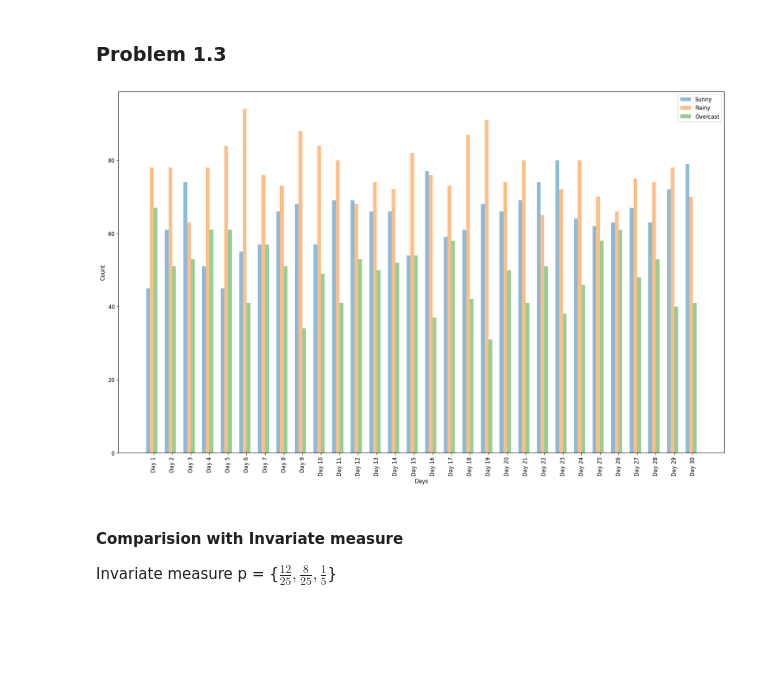
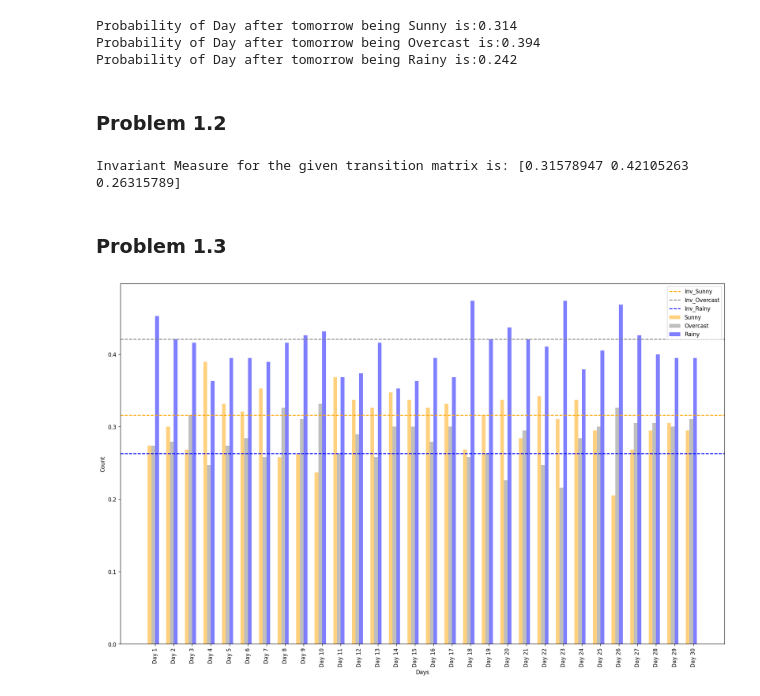
Before and after one commit to Yuvraj-Dhepe/uni_bayesian, a Jupyter notebook: EX_7/Yuvraj_ex_7_soln.ipynb, the cells around one changed output. Drawn from its saved outputs; the diff is of its cells as text; code cells hidden in the pictures; blank space fills up the shorter version.

```diff
--- a/EX_7/Yuvraj_ex_7_soln.ipynb
+++ b/EX_7/Yuvraj_ex_7_soln.ipynb
@@ -1,32 +15,52 @@
+# %%
+print(f"Probability of Day after tomorrow being Sunny is:{day_after_tomorrow[0]}")
+print(f"Probability of Day after tomorrow being Overcast is:{day_after_tomorrow[1]}")
+print(f"Probability of Day after tomorrow being Rainy is:{day_after_tomorrow[2]}")
+# %% [output]
+Probability of Day after tomorrow being Sunny is:0.314
+Probability of Day after tomorrow being Overcast is:0.394
+Probability of Day after tomorrow being Rainy is:0.242
+# %% [markdown]
+### Problem 1.2
+# %%
+# Finding the eigen values and eigen vectors for the matrix P
+eigs, eigen=np.linalg.eig(P) #Every column is a eigen vector in eigen variable
+
+# For a stochastic matrix, the invariant measure is the eigenvector corresponding to eigenvalue 1
+inv_meas=eigen[:,0]/(np.sum(eigen[:,0])) # Dividing it is necessary to have the probabilities sum up to 1
+
+print(f"Invariant Measure for the given transition matrix is: {inv_meas}")
+# We separate the invariant measure to be used in the next question
+inv_sunny, inv_overcast, inv_rainy = inv_meas
+# %% [output]
+Invariant Measure for the given transition matrix is: [0.31578947 0.42105263 0.26315789]
 # %% [markdown]
 ### Problem 1.3
 # %%
-import random
-
 # Transition probabilities
 transition_probs = {
     'Sunny': {'Sunny': 1/2, 'Rainy': 1/3, 'Overcast': 1/6},
-    'Rainy': {'Sunny': 1/4, 'Rainy': 1/2, 'Overcast': 1/4},
-    'Overcast': {'Sunny': 1/5, 'Rainy': 2/5, 'Overcast': 2/5}
+    'Overcast': {'Sunny': 1/4, 'Rainy': 1/2, 'Overcast': 1/4},
+    'Rainy': {'Sunny': 1/5, 'Rainy': 2/5, 'Overcast': 2/5}
 }
 
 # Number of Parallel Simulations
-num_parallel_sims = 190
+num_sims = 190
 
 # Start state
 current_state = 'Sunny'
 
 # Simulation for 30 days
-days = 30
+num_days = 30
 chain = []
 
 # Aggregating the count of weather type for a day
-daily_weather_counter = {f"Day {i}":{} for i in range(1,days+1)}
+daily_weather_counter = {f"Day {i}":{} for i in range(1,num_days+1)}
 
 
-for i in range(1, days+1):
-    parallel_sims_weather_counter = {"Sunny":0,"Rainy":0,"Overcast":0}
-    for _ in range(num_parallel_sims):
+for i in range(1, num_days+1):
+    parallel_sims_weather_counter = {"Sunny":0,"Overcast":0,"Rainy":0}
+    for _ in range(num_sims):
         # Get the transition probabilities for the current state
         transition_probs_current = transition_probs[current_state]
 
@@ -47,11 +81,10 @@ for i in range(1, days+1):
         chain.append(current_state)
 
     # Storing the dictionary in a array Day wise
+    keys = ["Sunny","Overcast","Rainy"]
+    parallel_sims_weather_counter = np.apply_along_axis(lambda x: x / 190, 0, list(parallel_sims_weather_counter.values()))
+    parallel_sims_weather_counter = {key: value for key, value in zip(keys, parallel_sims_weather_counter)}
     daily_weather_counter[f"Day {i}"].update(parallel_sims_weather_counter)
-
-# Plotting the histogram for 30 days
-# for day, state in enumerate(chain, 1):
-#     print(f"Day {day}: {state}")
 # %%
 import numpy as np
 import matplotlib.pyplot as plt
@@ -61,39 +94,44 @@ data = daily_weather_counter
 # Extract the labels (Sunny, Rainy, Overcast)
 labels = list(data['Day 1'].keys())
 
 # Create an array of x-coordinates for each day
 x = np.arange(len(data))
 
 # Set the width of each bar
 bar_width = 0.2
 
 # Create the figure and axis
-fig, ax = plt.subplots(figsize = (20,12), dpi = 120)
+fig, ax = plt.subplots(figsize=(20, 12), dpi=120)
+
+# Define the custom color palette for each weather category
+color_palette = ['orange', 'grey', 'blue']
 
 # Iterate over each weather category
 for i, weather in enumerate(labels):
     # Get the counts for the current weather category
-    counts = [day[weather] for day in data.values()]
+    counts = [day[weather] for i, day in enumerate(data.values())]
 
     # Calculate the x-positions for the bars
     x_pos = x + (i * bar_width) - (bar_width * len(labels) / 2)
 
-    # Plot the histogram for the current weather category
-    ax.bar(x_pos, counts, width=bar_width, alpha=0.5, label=weather)
+    # Plot the histogram for the current weather category with the corresponding color
+    ax.bar(x_pos, counts, width=bar_width, alpha=0.5, label=weather, color=color_palette[i])
+
+# Plotting the corresponding invariant measures
+ax.axhline(y=inv_sunny, color='orange', linestyle='--', label='Inv_Sunny')
+ax.axhline(y=inv_overcast, color='grey', linestyle='--', label="Inv_Overcast")
+ax.axhline(y=inv_rainy, color='blue', linestyle='--', label="Inv_Rainy")
 
 # Set the x-axis ticks and labels
 ax.set_xticks(x)
-ax.set_xticklabels(data.keys(), rotation  = 90)
+ax.set_xticklabels(data.keys(), rotation=90)
 ax.set_xlabel('Days')
 ax.set_ylabel('Count')
 
 # Set the legend
 ax.legend()
 
 # Show the plot
 plt.show()
 # %% [output]
-[figure, old version]
+[figure, new version]
-# %% [markdown]
-#### Comparision with Invariate measure
-Invariate measure p = {$\frac{12}{25},\frac{8}{25},\frac{1}{5}$}
```
Also changed, not shown: parts of 4 cells of this notebook.
